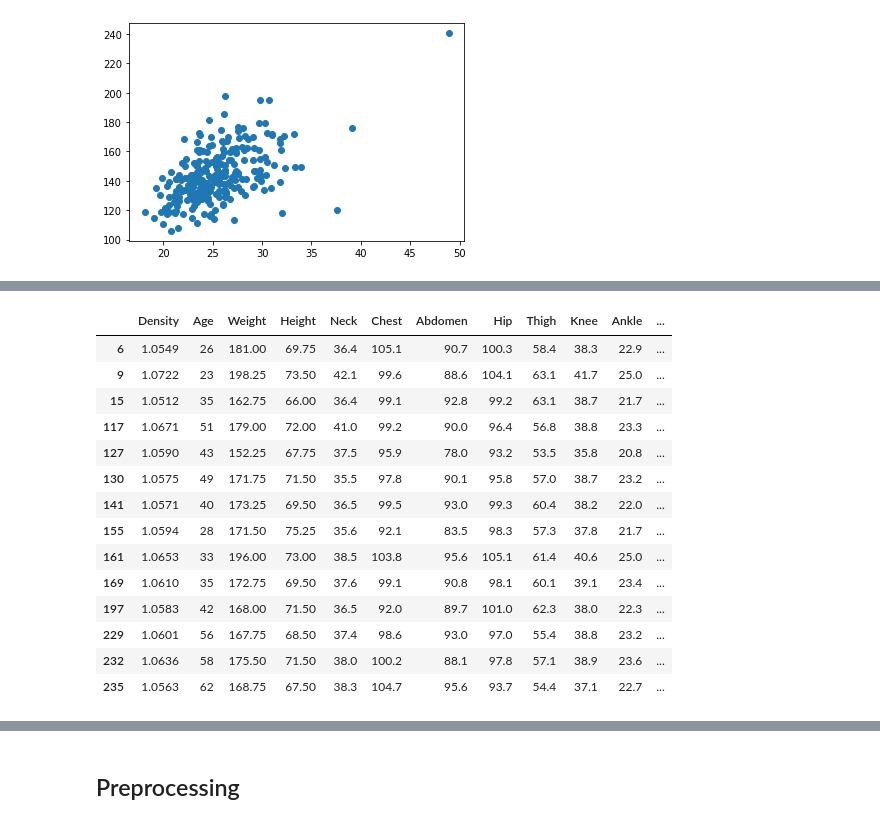
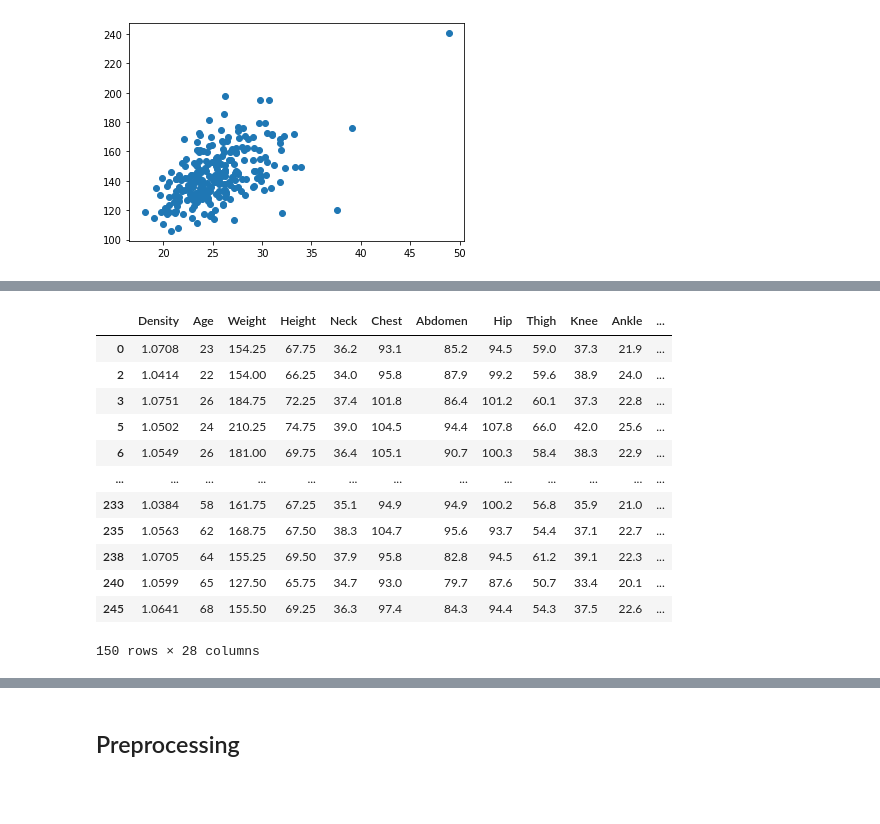
Before and after one commit to Thegreatesthumphrey/Prediction-Model-for-Total-Body-Fat-in-Adult-Men, a Jupyter notebook: Data Set Analysis.ipynb, the cells around one changed output, grey strips where cells are left out. Saved outputs shown, nothing was run; the diff lists cells and outputs as text; code cells hidden in the pictures; blank space fills up the shorter version.

```diff
--- a/Data Set Analysis.ipynb
+++ b/Data Set Analysis.ipynb
@@ -288,18 +304,16 @@ plt.scatter(df['BMI'], df['FFM_Brozek'])
 # %%
-df[(df['Error'] < 1) & (df['Error'] > -1)]
+df[(df['Error'] > -8) & (df['Error'] < 8)]
 # %% [output]
 |  | Density | Age | Weight | Height | Neck | Chest | Abdomen | Hip | Thigh | Knee | Ankle | ... |
+| 0 | 1.0708 | 23 | 154.25 | 67.75 | 36.2 | 93.1 | 85.2 | 94.5 | 59.0 | 37.3 | 21.9 | ... |
+| 2 | 1.0414 | 22 | 154.00 | 66.25 | 34.0 | 95.8 | 87.9 | 99.2 | 59.6 | 38.9 | 24.0 | ... |
+| 3 | 1.0751 | 26 | 184.75 | 72.25 | 37.4 | 101.8 | 86.4 | 101.2 | 60.1 | 37.3 | 22.8 | ... |
+| 5 | 1.0502 | 24 | 210.25 | 74.75 | 39.0 | 104.5 | 94.4 | 107.8 | 66.0 | 42.0 | 25.6 | ... |
 | 6 | 1.0549 | 26 | 181.00 | 69.75 | 36.4 | 105.1 | 90.7 | 100.3 | 58.4 | 38.3 | 22.9 | ... |
-| 9 | 1.0722 | 23 | 198.25 | 73.50 | 42.1 | 99.6 | 88.6 | 104.1 | 63.1 | 41.7 | 25.0 | ... |
-| 15 | 1.0512 | 35 | 162.75 | 66.00 | 36.4 | 99.1 | 92.8 | 99.2 | 63.1 | 38.7 | 21.7 | ... |
-| 117 | 1.0671 | 51 | 179.00 | 72.00 | 41.0 | 99.2 | 90.0 | 96.4 | 56.8 | 38.8 | 23.3 | ... |
-| 127 | 1.0590 | 43 | 152.25 | 67.75 | 37.5 | 95.9 | 78.0 | 93.2 | 53.5 | 35.8 | 20.8 | ... |
-| 130 | 1.0575 | 49 | 171.75 | 71.50 | 35.5 | 97.8 | 90.1 | 95.8 | 57.0 | 38.7 | 23.2 | ... |
-| 141 | 1.0571 | 40 | 173.25 | 69.50 | 36.5 | 99.5 | 93.0 | 99.3 | 60.4 | 38.2 | 22.0 | ... |
-| 155 | 1.0594 | 28 | 171.50 | 75.25 | 35.6 | 92.1 | 83.5 | 98.3 | 57.3 | 37.8 | 21.7 | ... |
-| 161 | 1.0653 | 33 | 196.00 | 73.00 | 38.5 | 103.8 | 95.6 | 105.1 | 61.4 | 40.6 | 25.0 | ... |
-| 169 | 1.0610 | 35 | 172.75 | 69.50 | 37.6 | 99.1 | 90.8 | 98.1 | 60.1 | 39.1 | 23.4 | ... |
-| 197 | 1.0583 | 42 | 168.00 | 71.50 | 36.5 | 92.0 | 89.7 | 101.0 | 62.3 | 38.0 | 22.3 | ... |
-| 229 | 1.0601 | 56 | 167.75 | 68.50 | 37.4 | 98.6 | 93.0 | 97.0 | 55.4 | 38.8 | 23.2 | ... |
-| 232 | 1.0636 | 58 | 175.50 | 71.50 | 38.0 | 100.2 | 88.1 | 97.8 | 57.1 | 38.9 | 23.6 | ... |
+| ... | ... | ... | ... | ... | ... | ... | ... | ... | ... | ... | ... | ... |
+| 233 | 1.0384 | 58 | 161.75 | 67.25 | 35.1 | 94.9 | 94.9 | 100.2 | 56.8 | 35.9 | 21.0 | ... |
 | 235 | 1.0563 | 62 | 168.75 | 67.50 | 38.3 | 104.7 | 95.6 | 93.7 | 54.4 | 37.1 | 22.7 | ... |
+| 238 | 1.0705 | 64 | 155.25 | 69.50 | 37.9 | 95.8 | 82.8 | 94.5 | 61.2 | 39.1 | 22.3 | ... |
+| 240 | 1.0599 | 65 | 127.50 | 65.75 | 34.7 | 93.0 | 79.7 | 87.6 | 50.7 | 33.4 | 20.1 | ... |
+| 245 | 1.0641 | 68 | 155.50 | 69.25 | 36.3 | 97.4 | 84.3 | 94.4 | 54.3 | 37.5 | 22.6 | ... |
+150 rows × 28 columns
```
Also changed, not shown: parts of 18 cells of this notebook.
